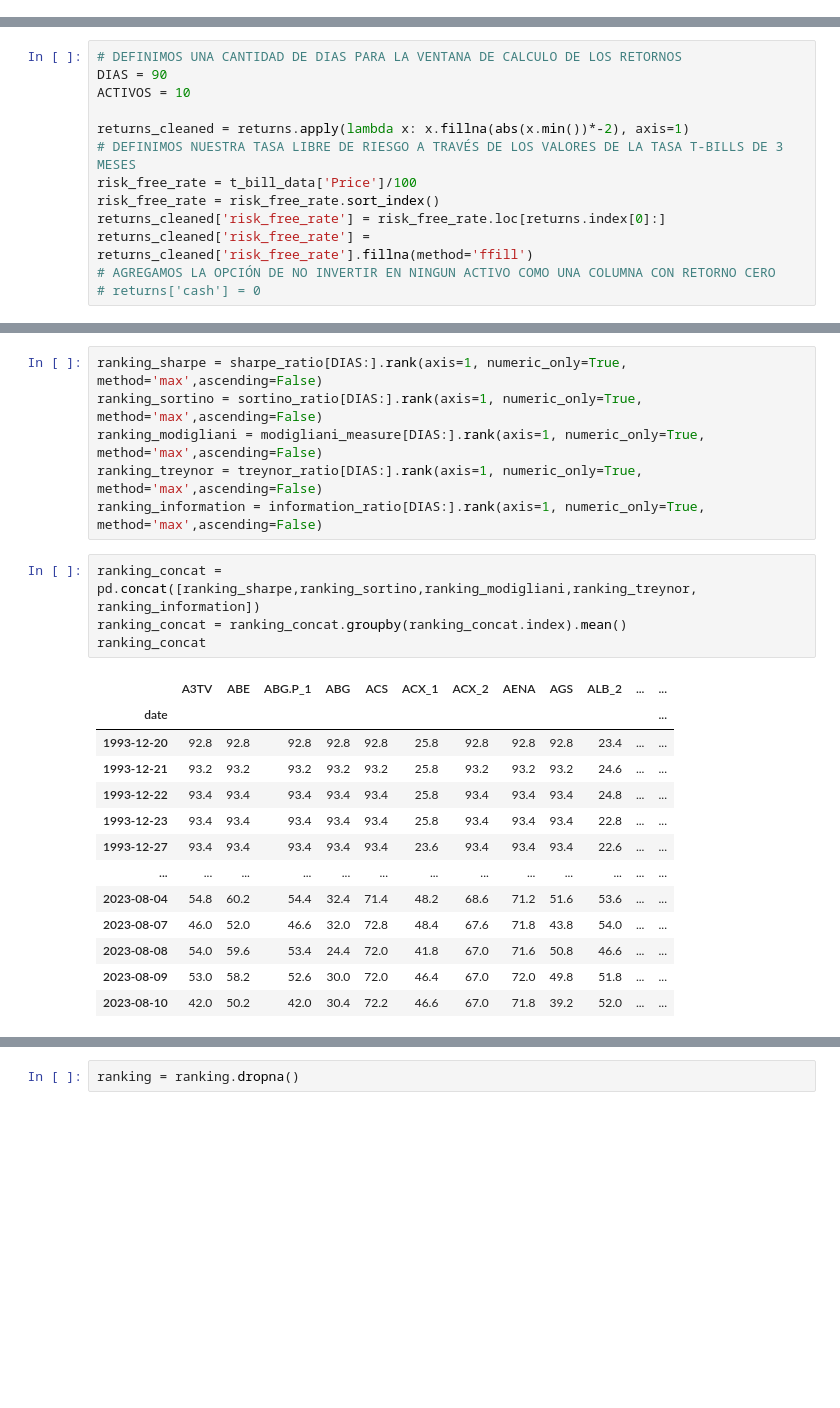
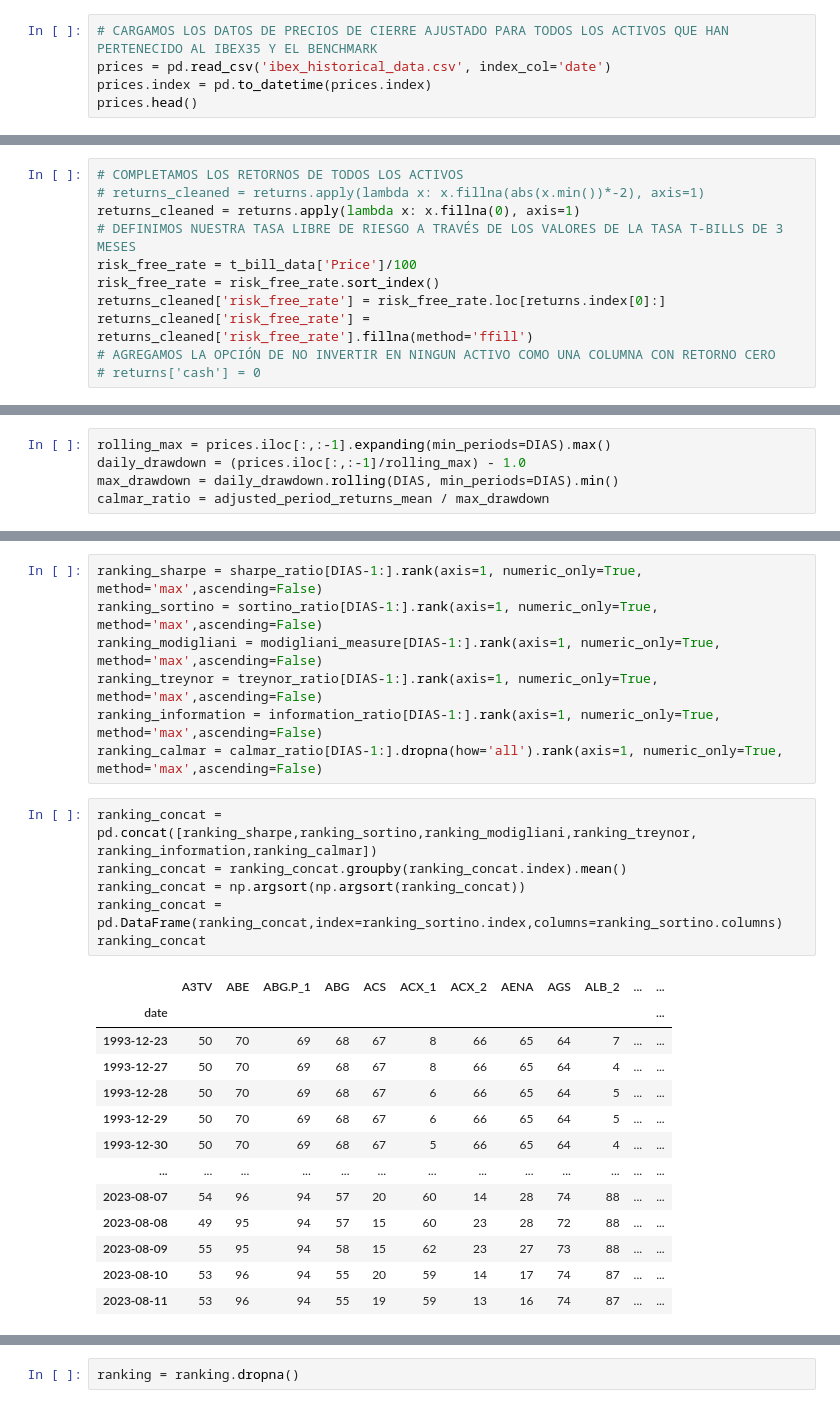
Before and after one commit to tintenderete/TFM, a Jupyter notebook: Prueba_red_neuronal_fija.ipynb, the cells around one changed output, grey strips where cells are left out. Cells and saved outputs as stored; diff of their text form; blank space fills up the shorter version.

```diff
--- a/Prueba_red_neuronal_fija.ipynb
+++ b/Prueba_red_neuronal_fija.ipynb
@@ -36,0 +23,5 @@ returns.head()
+# %%
+# CARGAMOS LOS DATOS DE PRECIOS DE CIERRE AJUSTADO PARA TODOS LOS ACTIVOS QUE HAN PERTENECIDO AL IBEX35 Y EL BENCHMARK
+prices = pd.read_csv('ibex_historical_data.csv', index_col='date')
+prices.index = pd.to_datetime(prices.index)
+prices.head()
@@ -81,9 +135,7 @@ locate_in_df(sharpe_ratio,sharpe_ratio.min().min()),sharpe_ratio.min().min()
 # %%
-# DEFINIMOS UNA CANTIDAD DE DIAS PARA LA VENTANA DE CALCULO DE LOS RETORNOS
-DIAS = 90
-ACTIVOS = 10
-
-returns_cleaned = returns.apply(lambda x: x.fillna(abs(x.min())*-2), axis=1)
+# COMPLETAMOS LOS RETORNOS DE TODOS LOS ACTIVOS
+# returns_cleaned = returns.apply(lambda x: x.fillna(abs(x.min())*-2), axis=1)
+returns_cleaned = returns.apply(lambda x: x.fillna(0), axis=1)
 # DEFINIMOS NUESTRA TASA LIBRE DE RIESGO A TRAVÉS DE LOS VALORES DE LA TASA T-BILLS DE 3 MESES
 risk_free_rate = t_bill_data['Price']/100
 risk_free_rate = risk_free_rate.sort_index()
@@ -115,0 +169,5 @@ information_ratio = benchmark_adjusted_returns_mean / benchmark_adjusted_returns
+# %%
+rolling_max = prices.iloc[:,:-1].expanding(min_periods=DIAS).max()
+daily_drawdown = (prices.iloc[:,:-1]/rolling_max) - 1.0
+max_drawdown = daily_drawdown.rolling(DIAS, min_periods=DIAS).min()
+calmar_ratio = adjusted_period_returns_mean / max_drawdown
@@ -116,24 +182,27 @@ information_ratio = benchmark_adjusted_returns_mean / benchmark_adjusted_returns
 # %%
-ranking_sharpe = sharpe_ratio[DIAS:].rank(axis=1, numeric_only=True, method='max',ascending=False)
-ranking_sortino = sortino_ratio[DIAS:].rank(axis=1, numeric_only=True, method='max',ascending=False)
-ranking_modigliani = modigliani_measure[DIAS:].rank(axis=1, numeric_only=True, method='max',ascending=False)
-ranking_treynor = treynor_ratio[DIAS:].rank(axis=1, numeric_only=True, method='max',ascending=False)
-ranking_information = information_ratio[DIAS:].rank(axis=1, numeric_only=True, method='max',ascending=False)
+ranking_sharpe = sharpe_ratio[DIAS-1:].rank(axis=1, numeric_only=True, method='max',ascending=False)
+ranking_sortino = sortino_ratio[DIAS-1:].rank(axis=1, numeric_only=True, method='max',ascending=False)
+ranking_modigliani = modigliani_measure[DIAS-1:].rank(axis=1, numeric_only=True, method='max',ascending=False)
+ranking_treynor = treynor_ratio[DIAS-1:].rank(axis=1, numeric_only=True, method='max',ascending=False)
+ranking_information = information_ratio[DIAS-1:].rank(axis=1, numeric_only=True, method='max',ascending=False)
+ranking_calmar = calmar_ratio[DIAS-1:].dropna(how='all').rank(axis=1, numeric_only=True, method='max',ascending=False)
 # %%
-ranking_concat = pd.concat([ranking_sharpe,ranking_sortino,ranking_modigliani,ranking_treynor, ranking_information])
+ranking_concat = pd.concat([ranking_sharpe,ranking_sortino,ranking_modigliani,ranking_treynor, ranking_information,ranking_calmar])
 ranking_concat = ranking_concat.groupby(ranking_concat.index).mean()
+ranking_concat = np.argsort(np.argsort(ranking_concat))
+ranking_concat = pd.DataFrame(ranking_concat,index=ranking_sortino.index,columns=ranking_sortino.columns)
 ranking_concat
 # %% [output]
 |  | A3TV | ABE | ABG.P_1 | ABG | ACS | ACX_1 | ACX_2 | AENA | AGS | ALB_2 | ... | ... |
 | date |  |  |  |  |  |  |  |  |  |  |  | ... |
-| 1993-12-20 | 92.8 | 92.8 | 92.8 | 92.8 | 92.8 | 25.8 | 92.8 | 92.8 | 92.8 | 23.4 | ... | ... |
-| 1993-12-21 | 93.2 | 93.2 | 93.2 | 93.2 | 93.2 | 25.8 | 93.2 | 93.2 | 93.2 | 24.6 | ... | ... |
-| 1993-12-22 | 93.4 | 93.4 | 93.4 | 93.4 | 93.4 | 25.8 | 93.4 | 93.4 | 93.4 | 24.8 | ... | ... |
-| 1993-12-23 | 93.4 | 93.4 | 93.4 | 93.4 | 93.4 | 25.8 | 93.4 | 93.4 | 93.4 | 22.8 | ... | ... |
-| 1993-12-27 | 93.4 | 93.4 | 93.4 | 93.4 | 93.4 | 23.6 | 93.4 | 93.4 | 93.4 | 22.6 | ... | ... |
+| 1993-12-23 | 50 | 70 | 69 | 68 | 67 | 8 | 66 | 65 | 64 | 7 | ... | ... |
+| 1993-12-27 | 50 | 70 | 69 | 68 | 67 | 8 | 66 | 65 | 64 | 4 | ... | ... |
+| 1993-12-28 | 50 | 70 | 69 | 68 | 67 | 6 | 66 | 65 | 64 | 5 | ... | ... |
+| 1993-12-29 | 50 | 70 | 69 | 68 | 67 | 6 | 66 | 65 | 64 | 5 | ... | ... |
+| 1993-12-30 | 50 | 70 | 69 | 68 | 67 | 5 | 66 | 65 | 64 | 4 | ... | ... |
 | ... | ... | ... | ... | ... | ... | ... | ... | ... | ... | ... | ... | ... |
-| 2023-08-04 | 54.8 | 60.2 | 54.4 | 32.4 | 71.4 | 48.2 | 68.6 | 71.2 | 51.6 | 53.6 | ... | ... |
-| 2023-08-07 | 46.0 | 52.0 | 46.6 | 32.0 | 72.8 | 48.4 | 67.6 | 71.8 | 43.8 | 54.0 | ... | ... |
-| 2023-08-08 | 54.0 | 59.6 | 53.4 | 24.4 | 72.0 | 41.8 | 67.0 | 71.6 | 50.8 | 46.6 | ... | ... |
-| 2023-08-09 | 53.0 | 58.2 | 52.6 | 30.0 | 72.0 | 46.4 | 67.0 | 72.0 | 49.8 | 51.8 | ... | ... |
-| 2023-08-10 | 42.0 | 50.2 | 42.0 | 30.4 | 72.2 | 46.6 | 67.0 | 71.8 | 39.2 | 52.0 | ... | ... |
+| 2023-08-07 | 54 | 96 | 94 | 57 | 20 | 60 | 14 | 28 | 74 | 88 | ... | ... |
+| 2023-08-08 | 49 | 95 | 94 | 57 | 15 | 60 | 23 | 28 | 72 | 88 | ... | ... |
+| 2023-08-09 | 55 | 95 | 94 | 58 | 15 | 62 | 23 | 27 | 73 | 88 | ... | ... |
+| 2023-08-10 | 53 | 96 | 94 | 55 | 20 | 59 | 14 | 17 | 74 | 87 | ... | ... |
+| 2023-08-11 | 53 | 96 | 94 | 55 | 19 | 59 | 13 | 16 | 74 | 87 | ... | ... |
```
Also changed, not shown: parts of 69 cells of this notebook, 5 other files.
